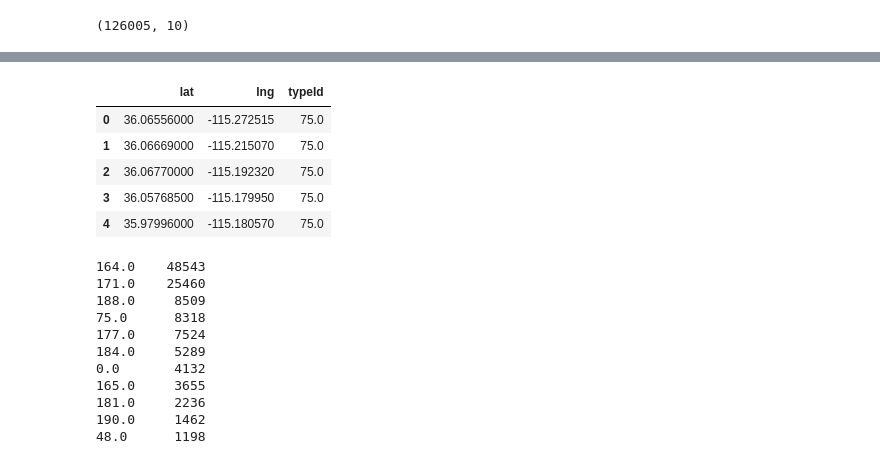
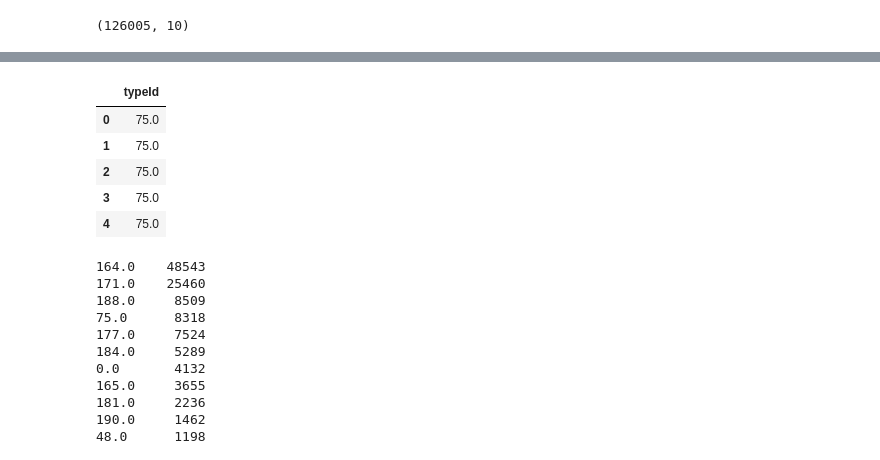
Before and after one commit to adomni/usfFall2019, a Jupyter notebook: kei/clustering/K-Means Clustering.ipynb, the cells around one changed output, grey strips where cells are left out. Drawn from its saved outputs; the diff is of its cells as text; code cells hidden in the pictures.

```diff
--- a/kei/clustering/K-Means Clustering.ipynb
+++ b/kei/clustering/K-Means Clustering.ipynb
@@ -187,15 +187,16 @@ typeId_0.head()
 | 74 | 102 | e27287aa59a4fd91d4bc859c7e4a7869 | Inside Valet | 11 | South | 36.10000000 | -115.08000 | Las Vegas, NV | 0.0 | ... |
 | 75 | 103 | e27287aa59a4fd91d4bc859c7e4a7869 | DLVEC Portal | 11 | South | 36.10000000 | -115.08000 | Las Vegas, NV | 0.0 | ... |
 # %%
-billboard_data_sub = billboard_data[['lat','lng','typeId']]
+# billboard_data_sub = billboard_data[['lat','lng','typeId']]
+billboard_data_sub = billboard_data[['typeId']]
 billboard_data_sub.head()
 # %% [output]
-|  | lat | lng | typeId |
-| 0 | 36.06556000 | -115.272515 | 75.0 |
-| 1 | 36.06669000 | -115.215070 | 75.0 |
-| 2 | 36.06770000 | -115.192320 | 75.0 |
-| 3 | 36.05768500 | -115.179950 | 75.0 |
-| 4 | 35.97996000 | -115.180570 | 75.0 |
+|  | typeId |
+| 0 | 75.0 |
+| 1 | 75.0 |
+| 2 | 75.0 |
+| 3 | 75.0 |
+| 4 | 75.0 |
 # %%
 typeId_count = billboard_data_sub['typeId'].value_counts()
 typeId_count
```
Also changed, not shown: parts of 42 cells of this notebook, 2 other files.
